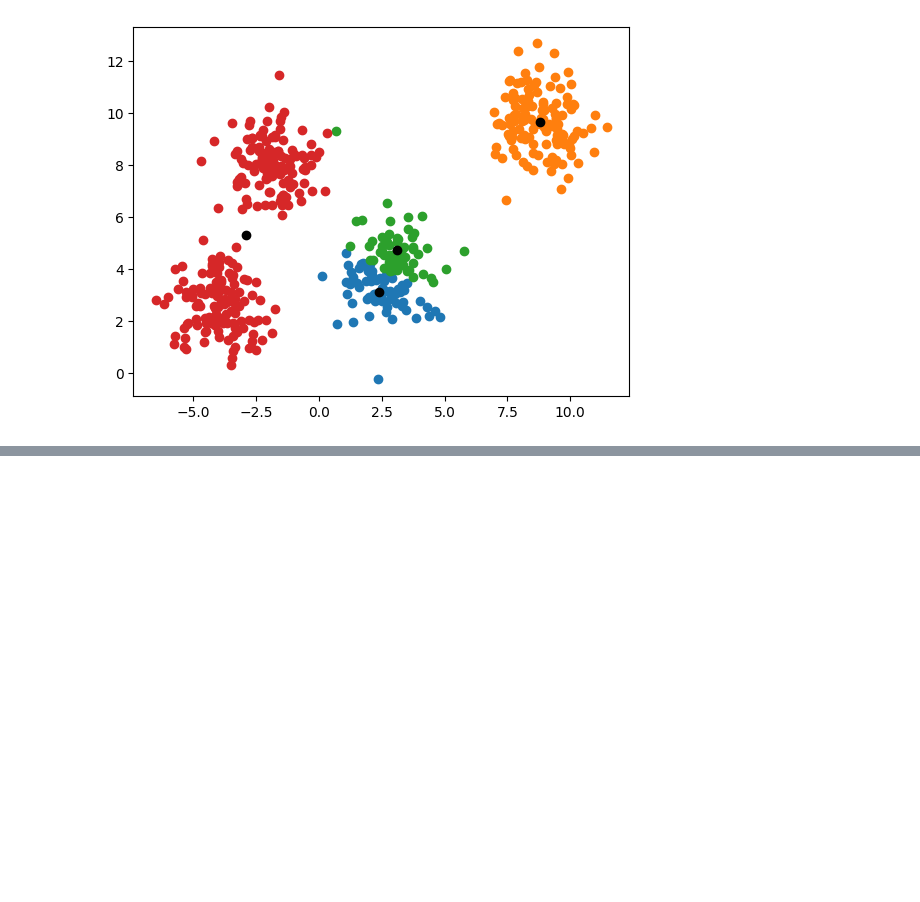
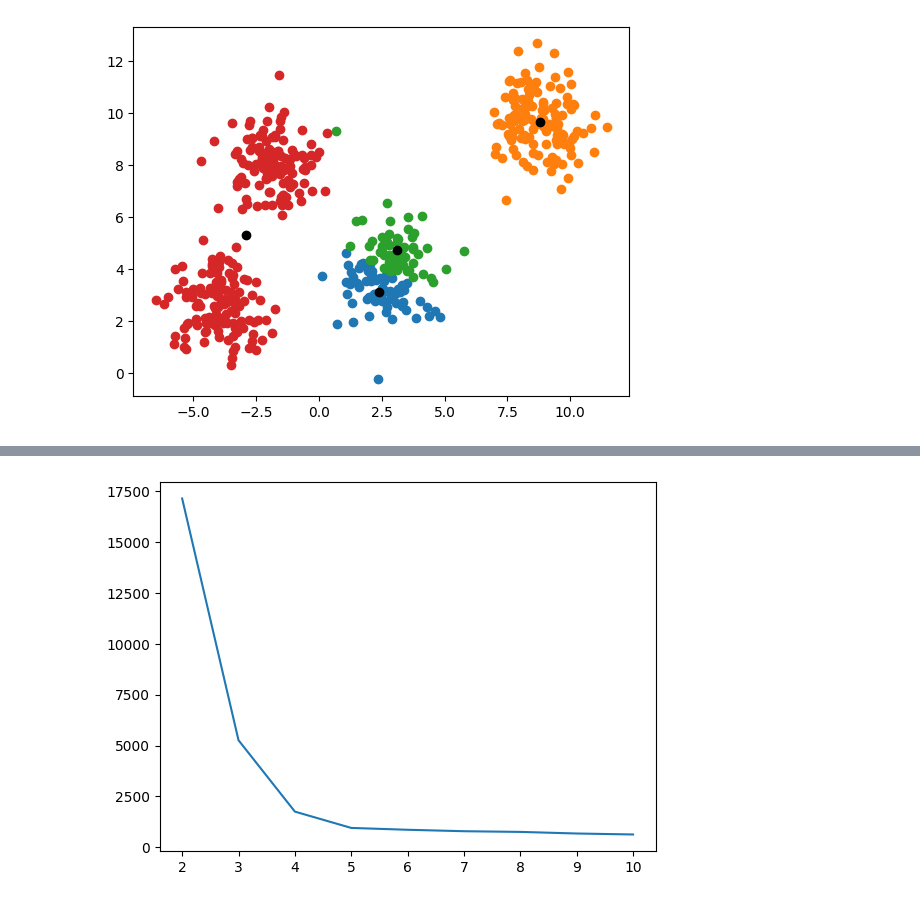
Before and after one commit to ShubhamSinghal12/ChitkaraAIML2024, a Jupyter notebook: G7/Kmeans/KmeansImple.ipynb, the cells around one changed output, grey strips where cells are left out. Saved outputs shown, nothing was run; the diff lists cells and outputs as text; code cells hidden in the pictures; blank space fills up the shorter version.

```diff
--- a/G7/Kmeans/KmeansImple.ipynb
+++ b/G7/Kmeans/KmeansImple.ipynb
@@ -79,0 +109,14 @@ plotClusters(clusters)
+# %%
+k = [i for i in range(2,11)]
+sse = []
+sil = []
+for i in k:
+    clf = KMeans(n_clusters=i)
+    clf.fit(X)
+    sse.append(clf.inertia_)
+    sil.append(silhouette_score(X,clf.labels_))
+# %%
+plt.plot(k,sse)
+plt.show()
+# %% [output]
+[figure, added]
```
Also changed, not shown: parts of 10 cells of this notebook, 2 other files.
